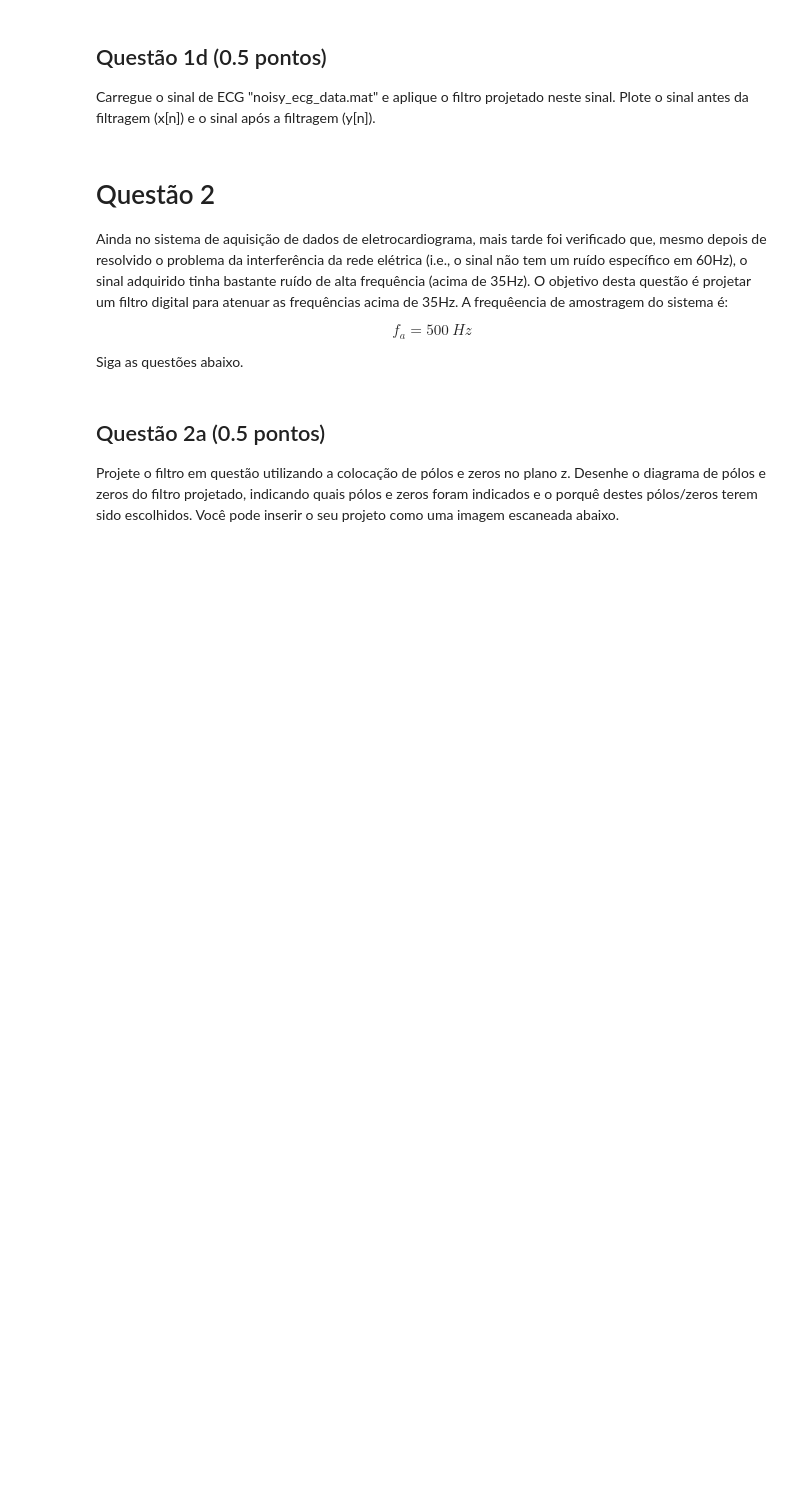
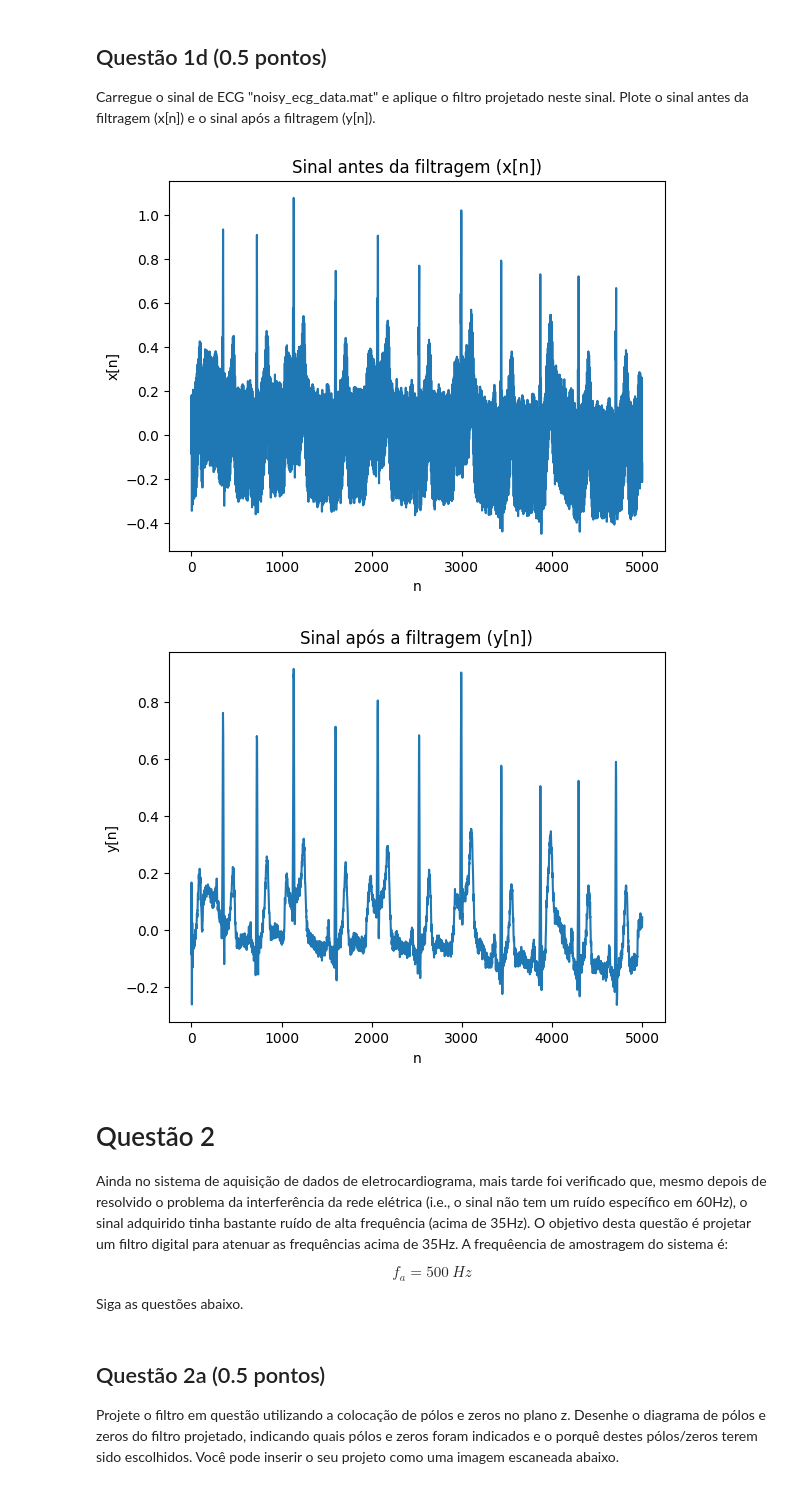
Before and after one commit to akaTsunemori/signal-processing-studies, a Jupyter notebook: projeto-2/projeto2.ipynb, the cells around one changed output. Cells and saved outputs as stored; diff of their text form; code cells hidden in the pictures; blank space fills up the shorter version.

```diff
--- a/projeto-2/projeto2.ipynb
+++ b/projeto-2/projeto2.ipynb
@@ -105,3 +109,36 @@ sinal = sp.io.loadmat('noisy_ecg_data.mat')['noisy_ecg'].ravel()
+# %%
+sinal = sp.io.loadmat('noisy_ecg_data.mat')['noisy_ecg'].ravel()
+COS_CONSTANT = np.cos(np.pi * 0.24)
+
+
+def x(n: int) -> float:
+    if n < 0:
+        return 0
+    return sinal[n]
+
+
+@lru_cache(maxsize=len(sinal))
+def y(n: int) -> float:
+    if n < 0:
+        return 0
+    return 1.8*COS_CONSTANT*y(n-1) - (0.9**2)*y(n-2) + x(n) - 2*COS_CONSTANT*x(n-1) + x(n-2)
+
+
+
+plt.plot(range(len(sinal)), sinal)
+plt.title('Sinal antes da filtragem (x[n])')
+plt.xlabel('n')
+plt.ylabel('x[n]')
+plt.show()
+y_n_filtered = [y(i) for i in range(len(sinal))]
+plt.plot(range(len(sinal)), y_n_filtered)
+plt.title('Sinal após a filtragem (y[n])')
+plt.xlabel('n')
+plt.ylabel('y[n]')
+plt.show()
+# %% [output]
+[figure, added]
+[figure, added]
 # %% [markdown]
 # Questão 2
 
```
Also changed, not shown: parts of 4 cells of this notebook.
